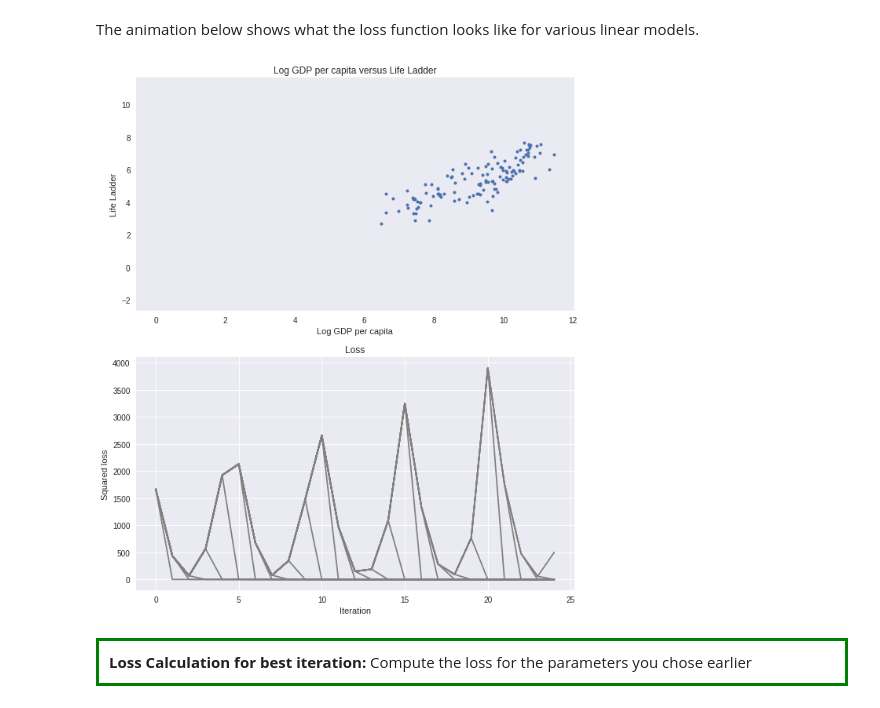
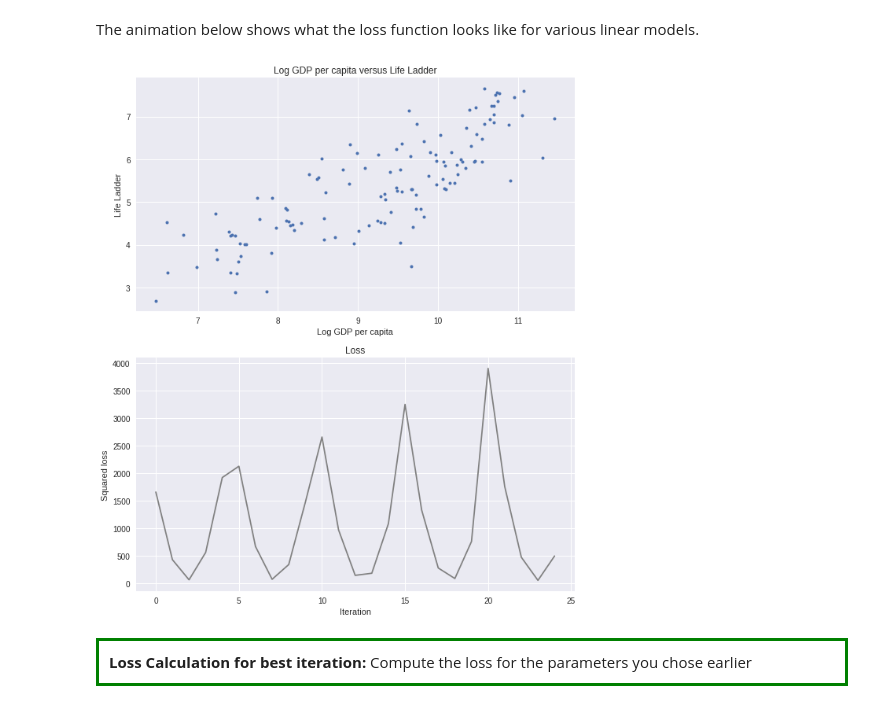
Before and after one commit to haroldfox/ts-stuy-2019, a Jupyter notebook: notebooks/05_linear_regression.ipynb, the cells around one changed output. Cells and saved outputs as stored; diff of their text form; code cells hidden in the pictures.

```diff
--- a/notebooks/05_linear_regression.ipynb
+++ b/notebooks/05_linear_regression.ipynb
@@ -265,38 +264,37 @@ def loss(x, y, slope, intercept):
 # %%
 fig = plt.figure(figsize=(10, 12))
 plt.ion()
 
 losses = np.zeros(25)
 counter = 0
 
 xvals = np.arange(data['Log GDP per capita'].max())
 
 plt.subplot(2, 1, 1)
+plt.grid()
 plt.plot(data["Log GDP per capita"], data["Life Ladder"], "o", markersize=4)
 plt.xlabel("Log GDP per capita")
 plt.ylabel("Life Ladder")
 plt.title("Log GDP per capita versus Life Ladder")
 plt.grid()
+
 for i in range(5):
     for s in range(1, 6):
         intercept = -0.5 * i if i !=0 else 0
         slope = .2 * s
         yvals = slope * xvals + intercept
-        plt.subplot(2, 1, 1)
-        line = plt.plot(xvals, yvals, color="r")
         loss_value = loss(data["Log GDP per capita"], data["Life Ladder"], slope, intercept)
         losses[counter] = loss_value
-        plt.subplot(2, 1, 2)
-        plt.plot(np.arange(len(losses)), losses, color ='0.5')
-        plt.xlabel("Iteration")
-        plt.ylabel("Squared loss")
-        plt.title("Loss")
+        counter += 1
 
-        fig.canvas.draw()
-        line.pop(0).remove()
-        counter += 1
+plt.subplot(2, 1, 2)
+plt.plot(np.arange(len(losses)), losses, color ='0.5')
+plt.xlabel("Iteration")
+plt.ylabel("Squared loss")
+plt.title("Loss")
+fig.canvas.draw()
 # %% [output]
-[figure, old version]
+[figure, new version]
 # %% [markdown]
 <div style="border: 3px solid green; padding: 10px">
   <b>Loss Calculation for best iteration:</b> Compute the loss for the parameters you chose earlier
```
Also changed, not shown: parts of 7 cells of this notebook.
